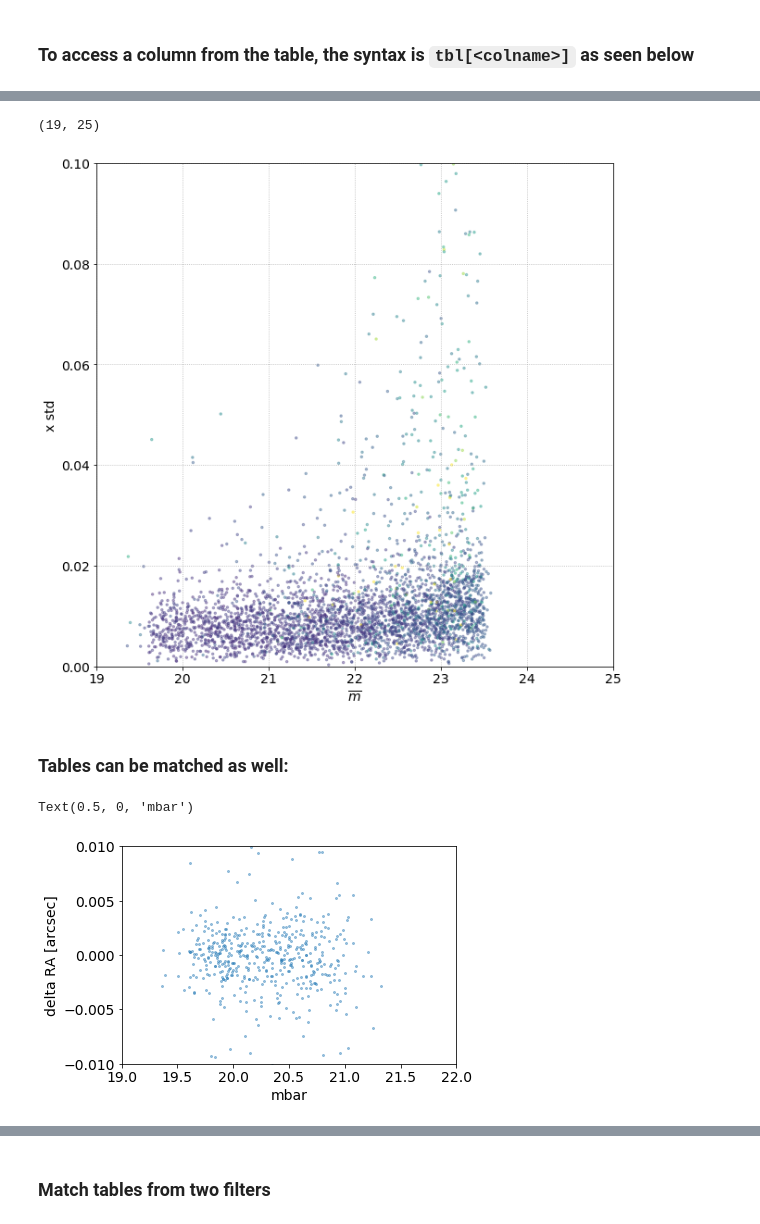
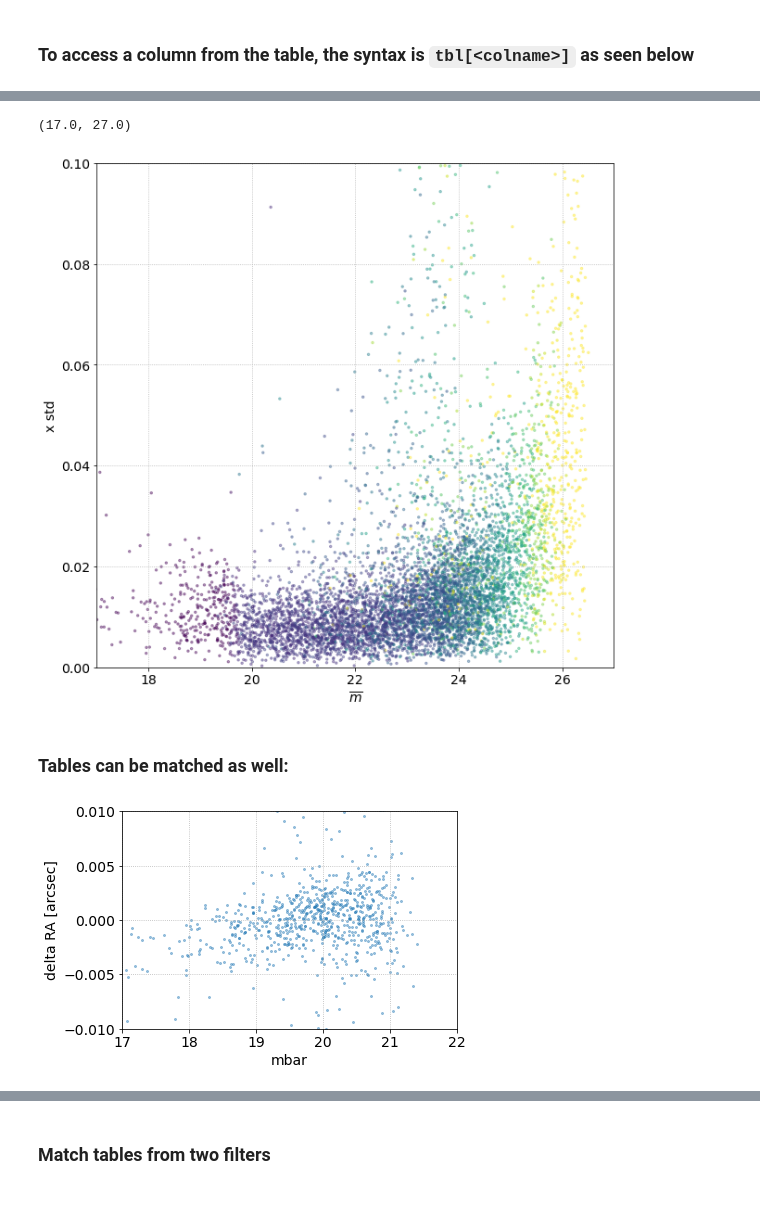
Before and after one commit to spacetelescope/wfc3_photometry, a Jupyter notebook: hst1pass_PSF_Photometry_simple_example.ipynb, the cells around one changed output, grey strips where cells are left out. Drawn from its saved outputs; the diff is of its cells as text; code cells hidden in the pictures.

```diff
--- a/hst1pass_PSF_Photometry_simple_example.ipynb
+++ b/hst1pass_PSF_Photometry_simple_example.ipynb
@@ -413,16 +472,16 @@ plt.colorbar()
 # %%
 # stat, bedges, bn = binned_statistic(tbl['mbar'], tbl['xstd'],statistic=np.nanmedian, bins=20)
 fig = plt.figure(figsize=(10,10))
 plt.scatter(tbl_i['mbar'], tbl_i['xstd'], s=6, alpha=.4, c=tbl_i['qbar'], vmin=0, vmax=.2, cmap='viridis')
 
 plt.xlabel('$\overline{m}$')
 plt.ylabel('x std')
 plt.grid(ls=':')
 plt.ylim(-.0,.1)
-plt.xlim(19, 25)
+plt.xlim(17, 27)
 # %% [output]
-(19, 25)
+(17.0, 27.0)
-[figure, old version]
+[figure, new version]
 # %% [markdown]
 ### Tables can be matched as well:
 # %%
@@ -432,12 +491,12 @@ gaia_tbl['dec'].name = 'dbar'
 matched_i, matched_gaia = match_final_catalogs(tbl_i, gaia_tbl, max_distance=.04)
 # %%
 plt.scatter(matched_i['mbar'], (matched_i['rbar'] - matched_gaia['rbar'])*3600., s=4, alpha=.4)
-plt.xlim(19., 22.)
+plt.xlim(17., 22.)
 plt.ylim(-.01, .01)
 plt.ylabel('delta RA [arcsec]')
 plt.xlabel('mbar')
+plt.grid(ls=':')
 # %% [output]
-Text(0.5, 0, 'mbar')
-[figure, old version]
+[figure, new version]
 # %%
 plt.scatter(matched_i['mbar'], (matched_i['dbar'] - matched_gaia['dbar'])*3600., s=4, alpha=.4)
```
Also changed, not shown: parts of 12 cells of this notebook, 6 other files.
